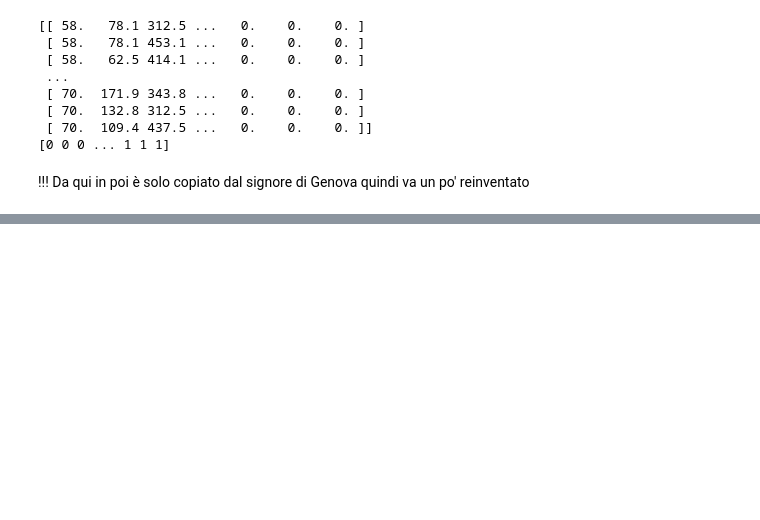
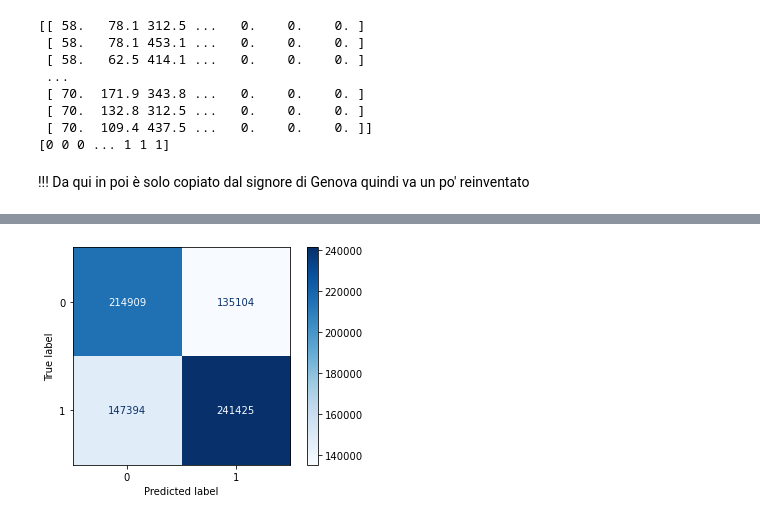
Before and after one commit to simonesinceri/ML-Project, a Jupyter notebook: parkinson.ipynb, the cells around one changed output, grey strips where cells are left out. Drawn from its saved outputs; the diff is of its cells as text; code cells hidden in the pictures; blank space fills up the shorter version.

Commit message:
learning

```diff
--- a/parkinson.ipynb
+++ b/parkinson.ipynb
@@ -280,11 +284,11 @@ print(y)
 from sklearn.model_selection import train_test_split
 
 # splitto matrice x e array y in sottoinsiemi random di train e test, di dimensioni 4/5 e 1/5
-x_train, x_test, y_train, y_test = train_test_split(x, y, test_size = 0.2)
+x_train, x_test, y_train, y_test = train_test_split(x, y, test_size = 0.3)
 
 graph = all_userdata_df.sample(n = 100)
-x_graph = graph.iloc[:, 1:3]
-y_graph = graph.iloc[:, -1]
+x_graph = graph.iloc[:, 1:3].values
+y_graph = graph.iloc[:, -1].values
 
 # print(x_train)
 # print(y_train)
@@ -292,16 +296,6 @@ y_graph = graph.iloc[:, -1]
 # print(x_test)
 # print(y_test)
 
-# print(x_graph)
-# print(y_graph)
-
-# prima del modello di classificazione faccio lo scaling
-from sklearn.preprocessing import StandardScaler
-scaler = StandardScaler()
-x_train = scaler.fit_transform(x_train)
-x_test = scaler.transform(x_test)
-x_graph = scaler.fit_transform(x_graph)
-#proviamo con questo scaler dopo possiamo provare quello normaliza
-
 print(x_graph)
+print(y_graph)
 # %% [output]
@@ -356,0 +344,62 @@ y_pred_LogReg = classifierLogReg.predict(x_test)
+# %%
+
+# qua si parte con il learning
+# pero il ragazzo di Genova dice che x_train e x_test hanno troppe righe
+# allora si riduce le dimensioni del dataset prendendo il 4% (applica test_size = 0.2 per due volte)
+
+#############
+
+from sklearn.linear_model import LogisticRegression
+
+classifierLogReg = LogisticRegression(random_state = 0)
+classifierLogReg.fit(x_train, y_train)
+
+#The algorithm has learnt on training set, now I will predict the outcomes on test set
+y_pred_LogReg0 = classifierLogReg.predict(x_train)
+y_pred_LogReg = classifierLogReg.predict(x_test)
+
+from sklearn.metrics import confusion_matrix
+from sklearn.metrics import ConfusionMatrixDisplay
+# ogni riga e un'istanza della classe vera
+# e la matrice TP FP TN FN
+CM_LogReg0 = confusion_matrix(y_train, y_pred_LogReg0)
+PercLogReg0 = (CM_LogReg0[0,0]+CM_LogReg0[1,1])/CM_LogReg0.sum()
+
+CM_LogReg = confusion_matrix(y_test, y_pred_LogReg)
+PercLogReg = (CM_LogReg[0,0]+CM_LogReg[1,1])/CM_LogReg.sum()
+# print(CM_LogReg)
+# print(CM_LogReg0)
+
+# print(PercLogReg)
+# print(PercLogReg0)
+
+cmd0 = ConfusionMatrixDisplay(CM_LogReg0)
+cmd = ConfusionMatrixDisplay(CM_LogReg)
+
+cmd0.plot(cmap = "Blues")
+cmd.plot(cmap = "Oranges")
+
+
+#visual
+# from matplotlib.colors import ListedColormap
+
+# classifierLogReg_graph = LogisticRegression(random_state = 0)
+# classifierLogReg_graph.fit(x_graph, y_graph)
+
+# X_set, y_set = x_graph, y_graph
+# X1, X2 = np.meshgrid(np.arange(start = X_set[:, 0].min() - 1, stop = X_set[:, 0].max() + 1, step = 0.01),
+#                      np.arange(start = X_set[:, 1].min() - 1, stop = X_set[:, 1].max() + 1, step = 0.01))
+# plt.figure(1)
+# plt.contourf(X1, X2, classifierLogReg_graph.predict(np.array([X1.ravel(), X2.ravel()]).T).reshape(X1.shape),
+#              alpha = 0.75, cmap = ListedColormap(('red', 'green')))
+# plt.xlim(X1.min(), X1.max())
+# plt.ylim(X2.min(), X2.max())
+# for i, j in enumerate(np.unique(y_set)):
+#     plt.scatter(X_set[y_set == j, 0], X_set[y_set == j, 1],
+#                 c = ListedColormap(('red', 'green'))(i), label = j)
+# plt.title('Logistic Regression')
+# plt.xlabel('Latency')
+# plt.ylabel('Hold')
+# plt.legend()
+# plt.show()
+# %% [output]
@@ -356,0 +407 @@ y_pred_LogReg = classifierLogReg.predict(x_test)
+[figure, added]
```
Also changed, not shown: parts of 24 cells of this notebook.
